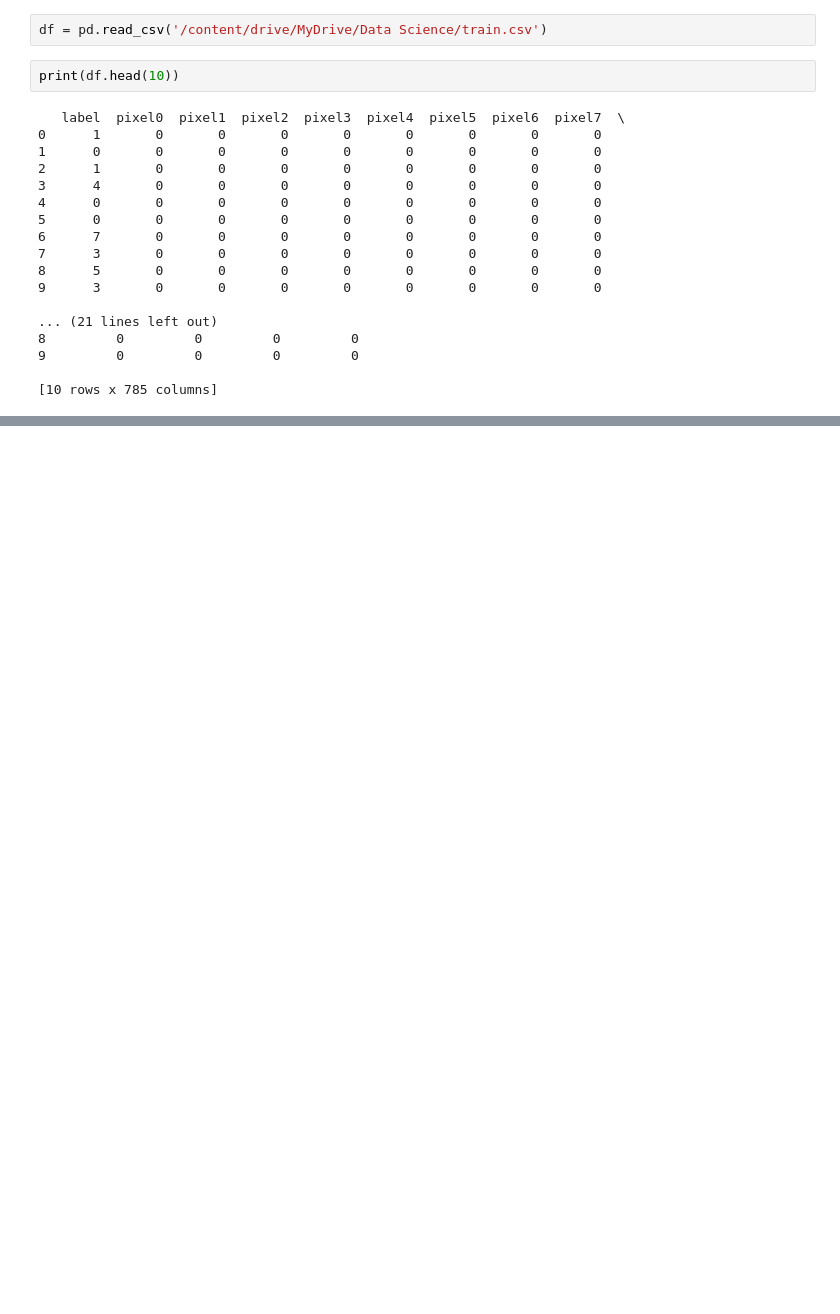
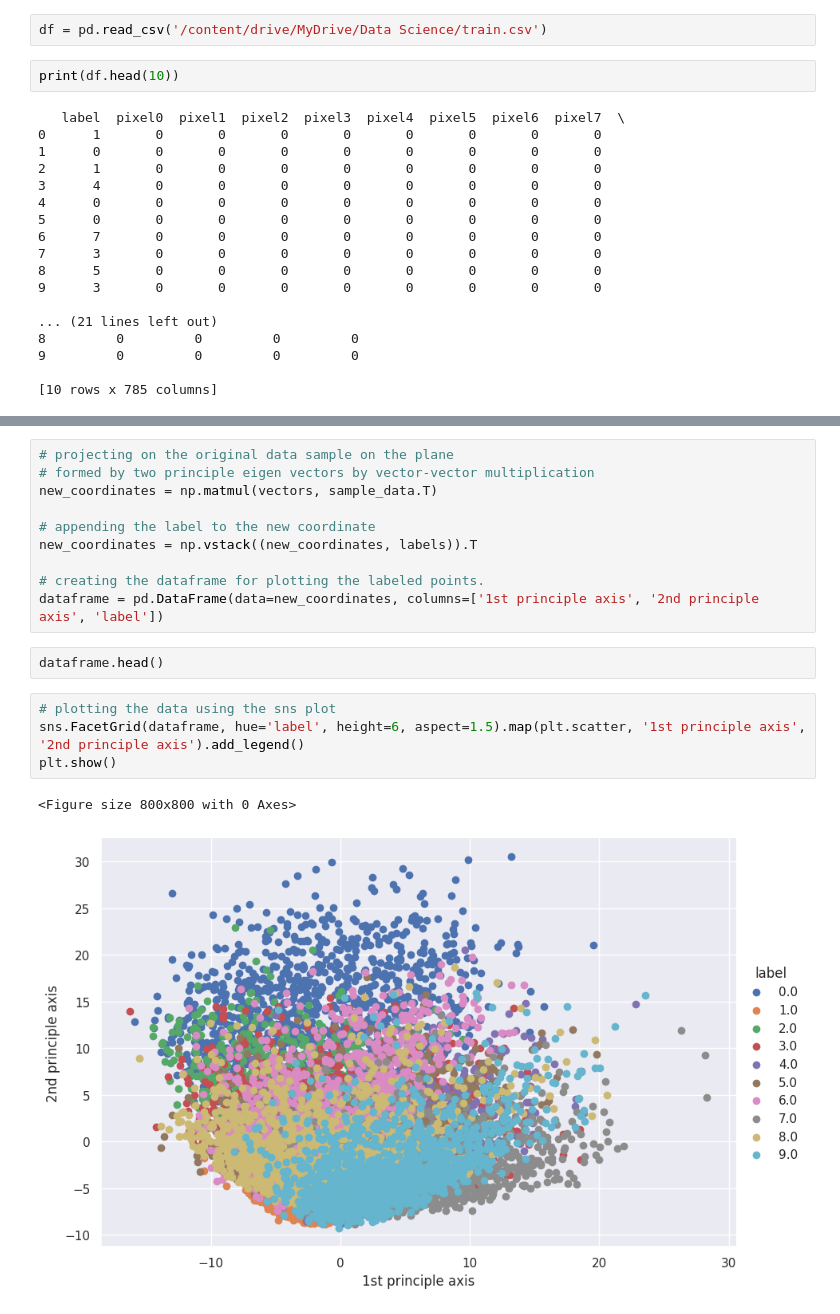
Before and after one commit to shlsharma/Data-Science, a Jupyter notebook: MNIST.ipynb, the cells around one changed output, grey strips where cells are left out. Saved outputs shown, nothing was run; the diff lists cells and outputs as text; blank space fills up the shorter version.

Commit message:
Created using Colab PCA on the MNIST is completed

```diff
--- a/MNIST.ipynb
+++ b/MNIST.ipynb
@@ -30,0 +126,19 @@ print(df.head(10))
+# %%
+# projecting on the original data sample on the plane
+# formed by two principle eigen vectors by vector-vector multiplication
+new_coordinates = np.matmul(vectors, sample_data.T)
+
+# appending the label to the new coordinate
+new_coordinates = np.vstack((new_coordinates, labels)).T
+
+# creating the dataframe for plotting the labeled points.
+dataframe = pd.DataFrame(data=new_coordinates, columns=['1st principle axis', '2nd principle axis', 'label'])
+# %%
+dataframe.head()
+# %%
+# plotting the data using the sns plot
+sns.FacetGrid(dataframe, hue='label', height=6, aspect=1.5).map(plt.scatter, '1st principle axis', '2nd principle axis').add_legend()
+plt.show()
+# %% [output]
+<Figure size 800x800 with 0 Axes>
+[figure, added]
```
Also changed, not shown: parts of 20 cells of this notebook.
